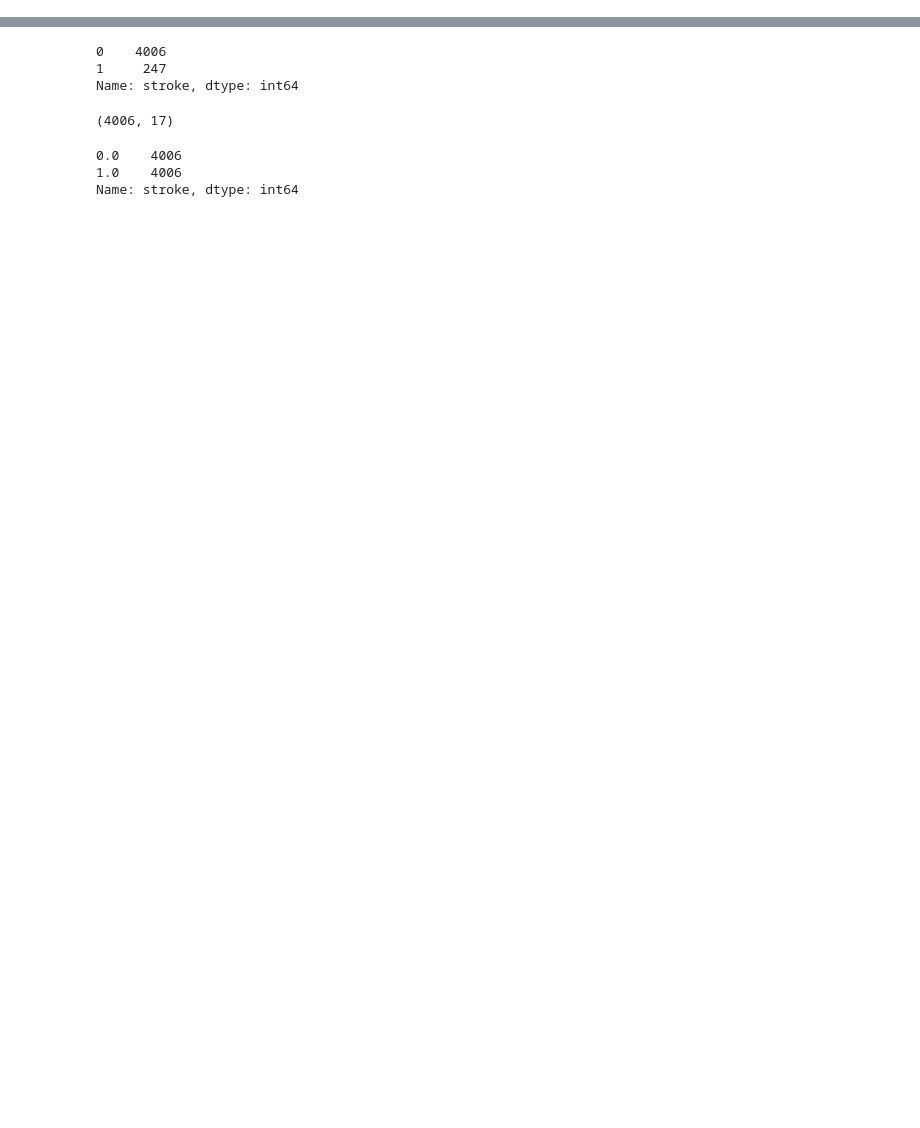
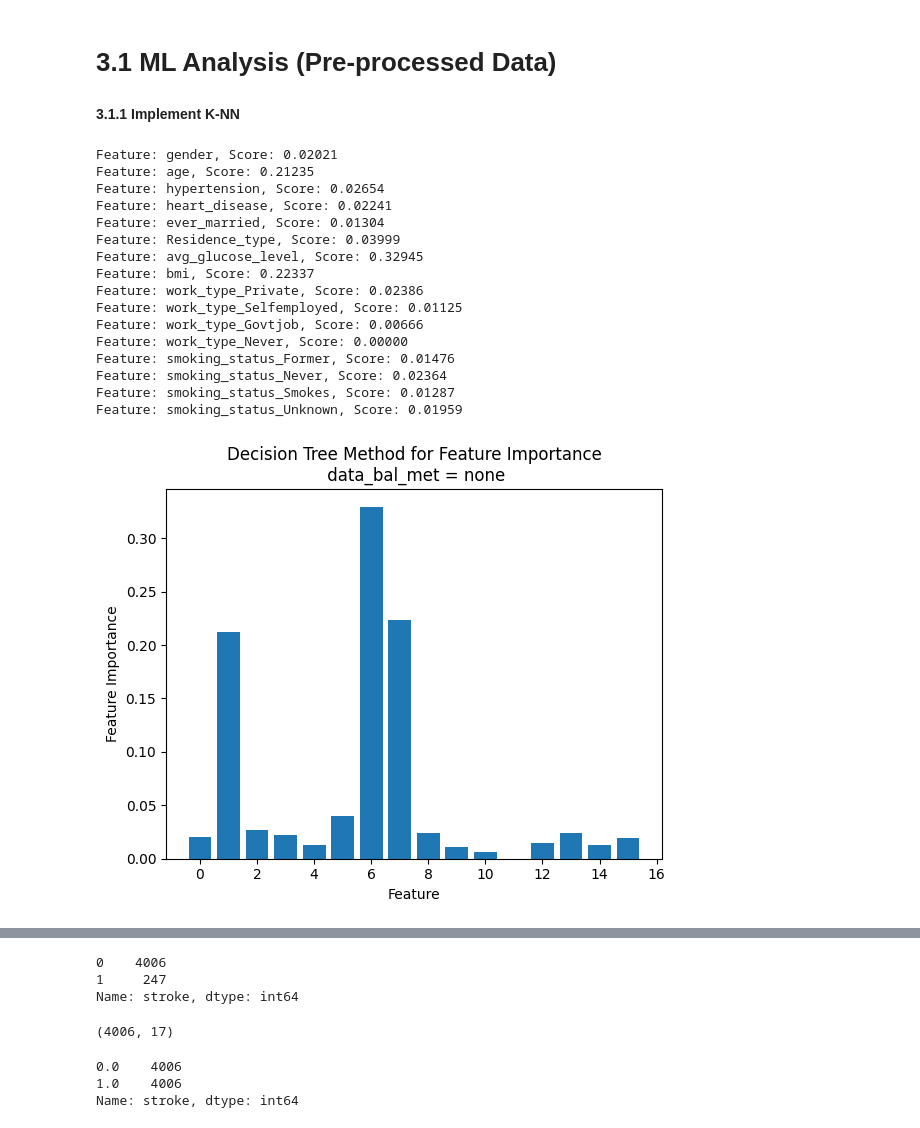
Before and after one commit to andysontran/13-CHL5230-F23, a Jupyter notebook: stroke_pred_model.ipynb, the cells around one changed output, grey strips where cells are left out. Cells and saved outputs as stored; diff of their text form; code cells hidden in the pictures; blank space fills up the shorter version.

Commit message:
Analysis of original pre-processed data for K-NN and log regression, cleaned code by sectioning

```diff
--- a/stroke_pred_model.ipynb
+++ b/stroke_pred_model.ipynb
@@ -55,5 +57,5 @@ import warnings
 # Load the Cardiovascular Event Dataset into a Pandas df
 import pandas as pd
 
-data = pd.read_csv('dataset.csv')
+data = pd.read_csv('Cardiovascular Event Dataset.csv')
 data
@@ -214,0 +264,4 @@ print(f"The number of former smokers is: {count}")
+# %% [markdown]
+# 3.1 ML Analysis (Pre-processed Data)
+# %% [markdown]
+**3.1.1 Implement K-NN**
@@ -214,0 +305,39 @@ print(f"The number of former smokers is: {count}")
+# %%
+# Decision tree for feature importance
+from sklearn.datasets import make_classification
+from sklearn.tree import DecisionTreeClassifier
+
+# Define the model
+model = DecisionTreeClassifier()
+# Fit the model
+model.fit(X_train, y_train)
+# Get importance
+importance = model.feature_importances_
+# Summarize feature importance
+for count, value in enumerate(importance):
+  print('Feature: ' + X.columns[count] + ', Score: %.5f' % value)
+# Plot feature importance
+plt.bar([x for x in range(len(importance))], importance)
+title = 'Decision Tree Method for Feature Importance\n data_bal_met = ' + data_bal_met
+plt.title(title)
+plt.xlabel('Feature')
+plt.ylabel('Feature Importance')
+plt.show()
+# %% [output]
+Feature: gender, Score: 0.02021
+Feature: age, Score: 0.21235
+Feature: hypertension, Score: 0.02654
+Feature: heart_disease, Score: 0.02241
+Feature: ever_married, Score: 0.01304
+Feature: Residence_type, Score: 0.03999
+Feature: avg_glucose_level, Score: 0.32945
+Feature: bmi, Score: 0.22337
+Feature: work_type_Private, Score: 0.02386
+Feature: work_type_Selfemployed, Score: 0.01125
+Feature: work_type_Govtjob, Score: 0.00666
+Feature: work_type_Never, Score: 0.00000
+Feature: smoking_status_Former, Score: 0.01476
+Feature: smoking_status_Never, Score: 0.02364
+Feature: smoking_status_Smokes, Score: 0.01287
+Feature: smoking_status_Unknown, Score: 0.01959
+[figure, added]
```
Also changed, not shown: parts of 55 cells of this notebook.
